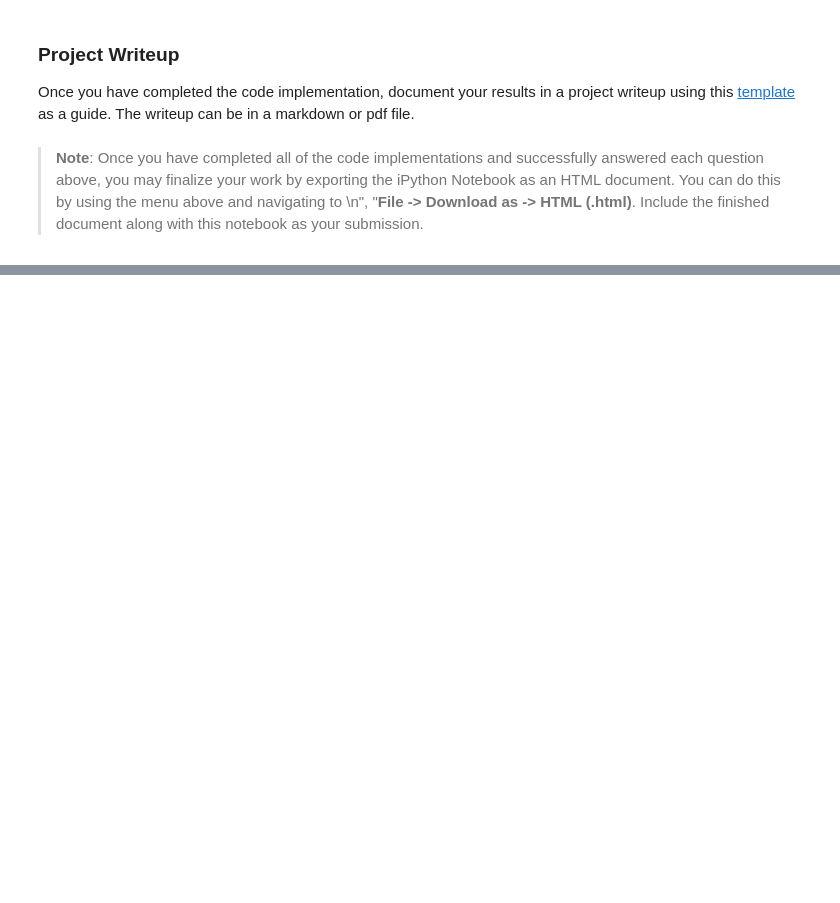
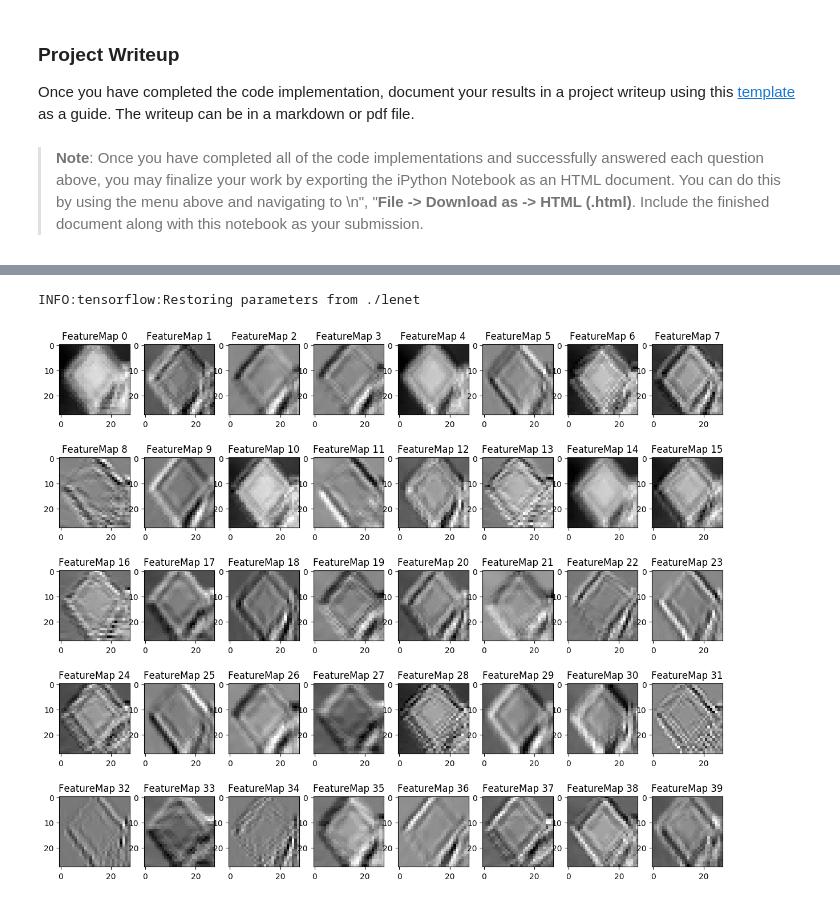
Before and after one commit to sidharth2189/CarND-Traffic-Sign-Classifier-Project, a Jupyter notebook: Traffic_Sign_Classifier.ipynb, the cells around one changed output, grey strips where cells are left out. Drawn from its saved outputs; the diff is of its cells as text; code cells hidden in the pictures; blank space fills up the shorter version.

```diff
--- a/Traffic_Sign_Classifier.ipynb
+++ b/Traffic_Sign_Classifier.ipynb
@@ -650,11 +659,13 @@ Looking just at the first row we get `[ 0.34763842,  0.24879643,  0.12789202]`,
 ### Print out the top five softmax probabilities for the predictions on the German traffic sign images found on the web.
 ### Feel free to use as many code cells as needed.
 
-top_k_softmax = tf.nn.top_k(tf.nn.softmax(LeNet(x)), k=5)
+top_k_softmax = tf.nn.top_k(tf.nn.softmax(logits), k=5)
 
-with tf.Session as sess:
-    output_softmax = sess.run(top_k_softmax, feed_dict = {x: new_images_list, keep_prob: 1.0})
+with tf.Session() as sess:
+    new_saver = tf.train.import_meta_graph('./lenet.meta')
+    new_saver.restore(sess, tf.train.latest_checkpoint('.'))
+    output_softmax = sess.run(top_k_softmax, feed_dict = {x: new_images_normalized, keep_prob: 1.0})
 
 for index in range(len(new_images_list)):
-    print("Softmax probabilities: ", output_softmax.value[index])
+    print("Softmax probabilities: ", output_softmax.values[index])
     print("Corresponding Labels: ", output_softmax.indices[index])
@@ -715,9 +743,12 @@ def outputFeatureMap(image_input, tf_activation, activation_min=-1, activation_m
             plt.imshow(activation[0,:,:, featuremap], interpolation="nearest", cmap="gray")
 # %%
 with tf.Session() as sess:
-    # Convolution (layer 1)
+    # Convolution (after layer 1 pooling)
     saver.restore(sess, tf.train.latest_checkpoint('.'))
-    conv1 = sess.graph.get_tensor_by_name('conv1:0')
-    outputFeatureMap(new_images_list, conv1)
+    convolution1 = sess.graph.get_tensor_by_name('convolution1:0')
+    outputFeatureMap(new_images_normalized, convolution1, plt_num=1)
+# %% [output]
+INFO:tensorflow:Restoring parameters from ./lenet
+[figure, added]
 # %%
 with tf.Session() as sess:
```
Also changed, not shown: parts of 12 cells of this notebook.
